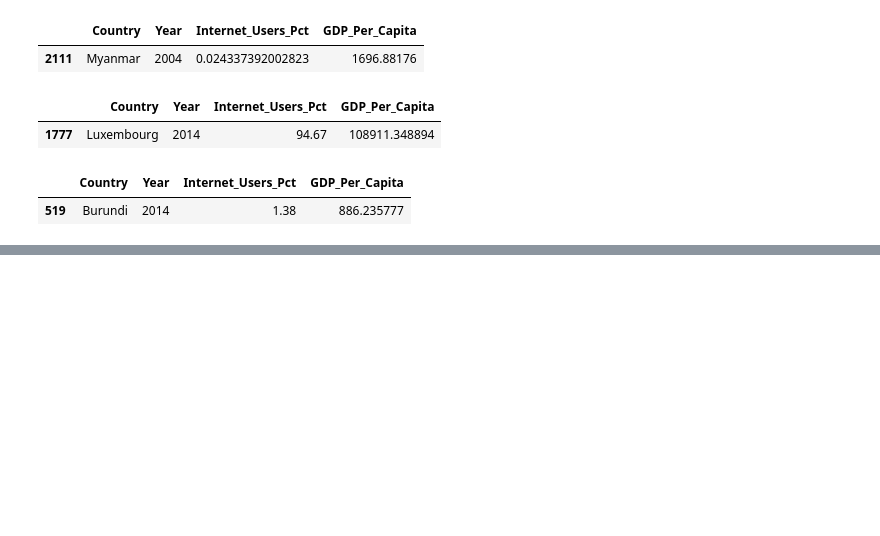
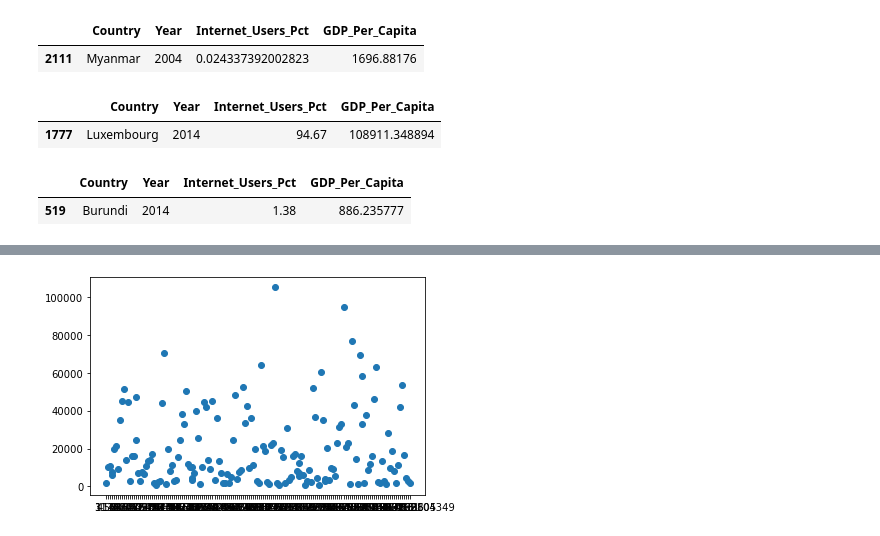
Before and after one commit to TheRealIanGray/gdp-and-internet-usage-TheRealIanGray, a Jupyter notebook: First Python Project.ipynb, the cells around one changed output, grey strips where cells are left out. Cells and saved outputs as stored; diff of their text form; code cells hidden in the pictures; blank space fills up the shorter version.

```diff
--- a/First Python Project.ipynb
+++ b/First Python Project.ipynb
@@ -220,0 +227,5 @@ xticks
+# %%
+o9=plt.scatter(gdp_and_internet_use_2009.Internet_Users_Pct, gdp_and_internet_use_2009.GDP_Per_Capita
+           )
+# %% [output]
+[figure, added]
```
Also changed, not shown: parts of 5 cells of this notebook.
